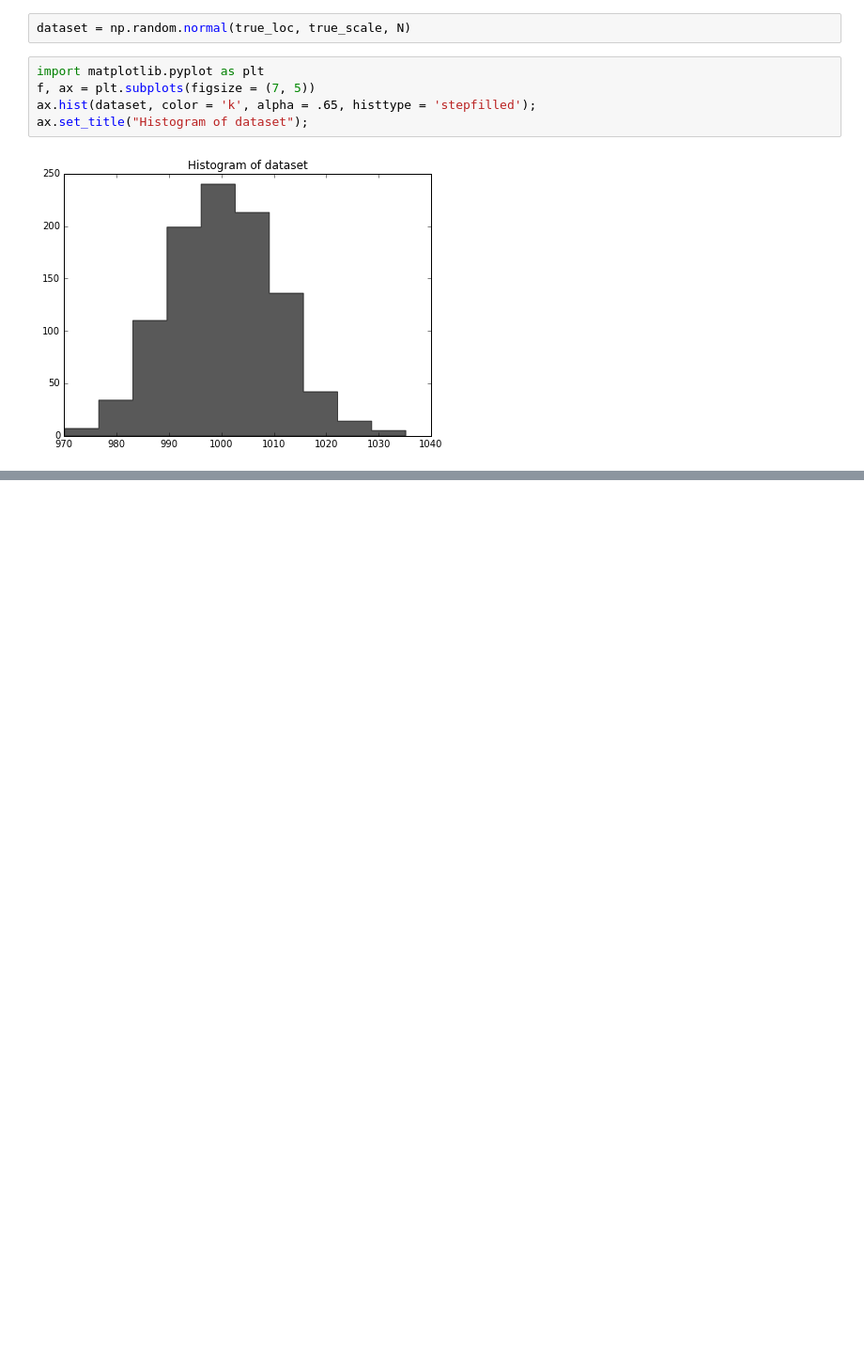
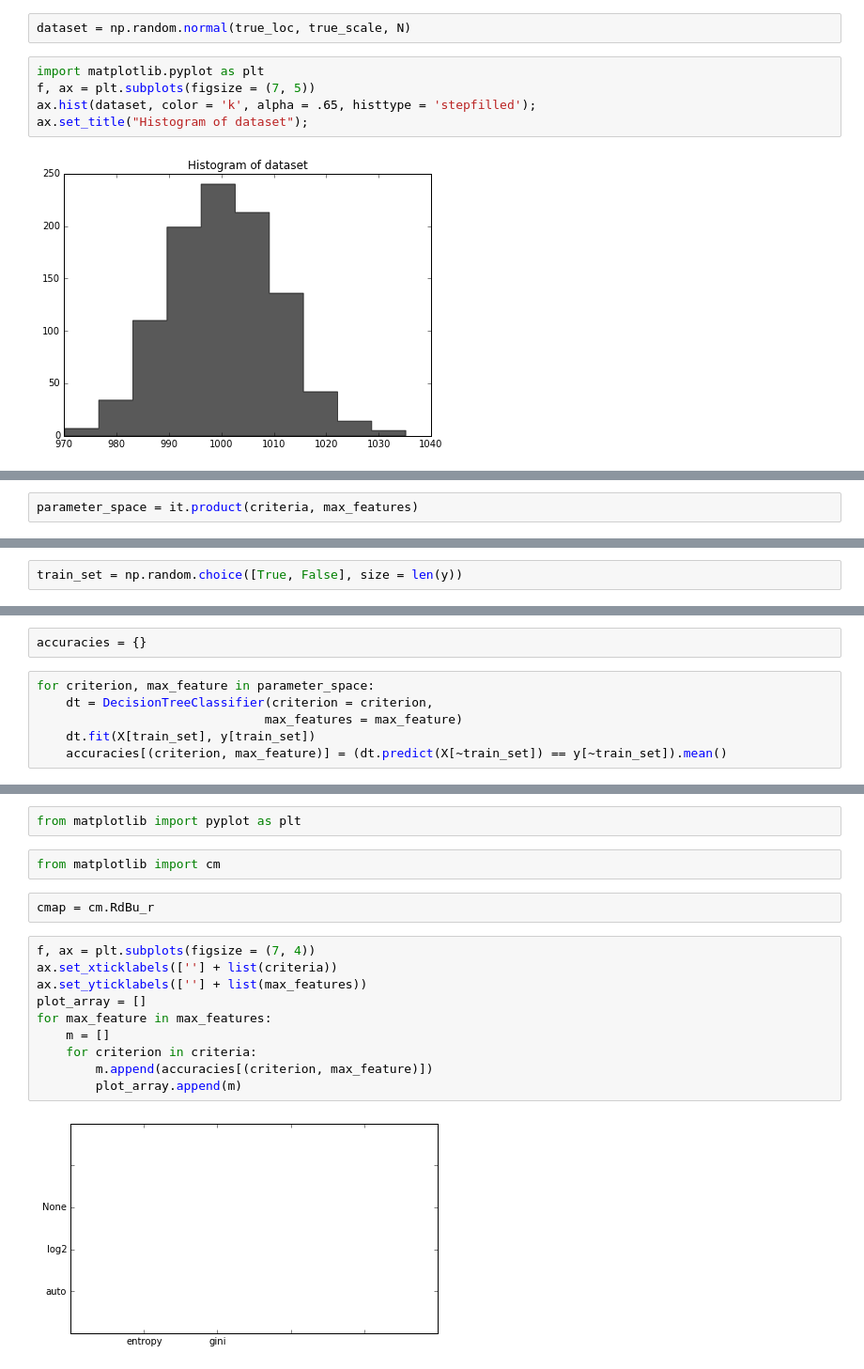
Before and after one commit to sawsimeon/Rnewbie, a Jupyter notebook: Scikit-Learn Cookbook Part 2.ipynb, the cells around one changed output, grey strips where cells are left out. Shown at 94% size. Drawn from its saved outputs; the diff is of its cells as text; blank space fills up the shorter version.

```diff
--- a/Scikit-Learn Cookbook Part 2.ipynb
+++ b/Scikit-Learn Cookbook Part 2.ipynb
@@ -760,0 +872,2 @@ ax.set_title("Histogram of dataset");
+# %%
+parameter_space = it.product(criteria, max_features)
@@ -760,0 +876,2 @@ ax.set_title("Histogram of dataset");
+# %%
+train_set = np.random.choice([True, False], size = len(y))
@@ -760,0 +882,8 @@ ax.set_title("Histogram of dataset");
+# %%
+accuracies = {}
+# %%
+for criterion, max_feature in parameter_space:
+    dt = DecisionTreeClassifier(criterion = criterion,
+                               max_features = max_feature)
+    dt.fit(X[train_set], y[train_set])
+    accuracies[(criterion, max_feature)] = (dt.predict(X[~train_set]) == y[~train_set]).mean()
@@ -760,0 +899,18 @@ ax.set_title("Histogram of dataset");
+# %%
+from matplotlib import pyplot as plt
+# %%
+from matplotlib import cm
+# %%
+cmap = cm.RdBu_r
+# %%
+f, ax = plt.subplots(figsize = (7, 4))
+ax.set_xticklabels([''] + list(criteria))
+ax.set_yticklabels([''] + list(max_features))
+plot_array = []
+for max_feature in max_features:
+    m = []
+    for criterion in criteria:
+        m.append(accuracies[(criterion, max_feature)])
+        plot_array.append(m)
+# %% [output]
+[figure, added]
```
Also changed, not shown: parts of 115 cells of this notebook.
